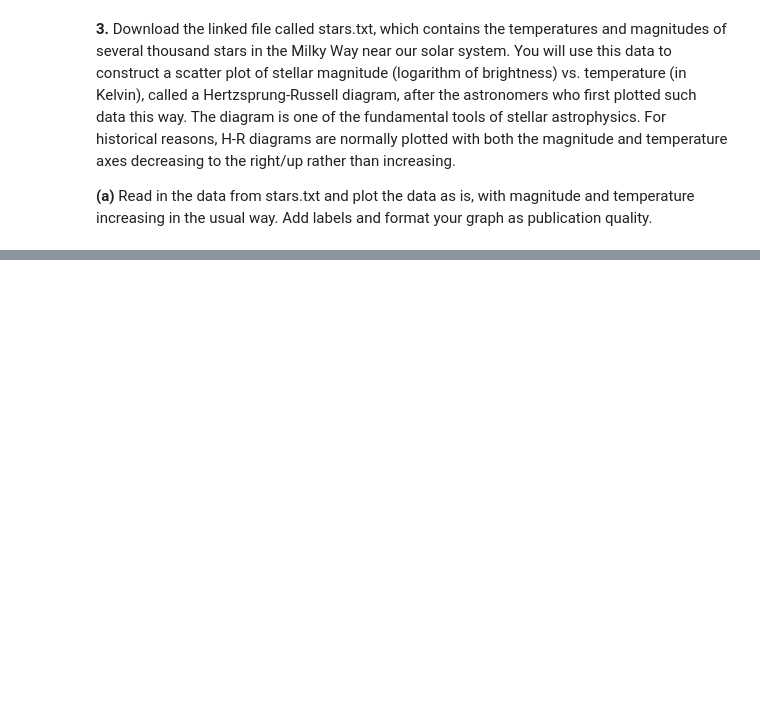
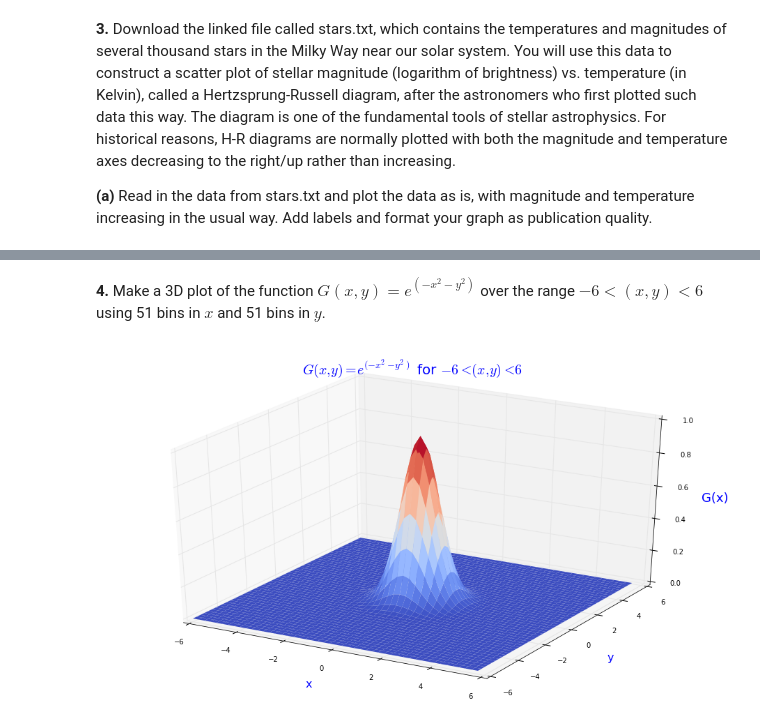
Before and after one commit to pnguye41/PHYS202-S14, a Jupyter notebook: Graphics/GraphicsExercises.ipynb, the cells around one changed output, grey strips where cells are left out. Saved outputs shown, nothing was run; the diff lists cells and outputs as text; code cells hidden in the pictures; blank space fills up the shorter version.

```diff
--- a/Graphics/GraphicsExercises.ipynb
+++ b/Graphics/GraphicsExercises.ipynb
@@ -169,0 +194,17 @@ plt.grid()
+# %% [markdown]
+**4.** Make a 3D plot of the function $G(x,y)=e^{(−x^2−y^2)}$ over the range $-6 <(x,y)< 6$ using 51 bins in $x$ and 51 bins in $y$.
+# %%
+x = y = np.arange(-6,6,0.25)
+x, y = np.meshgrid(x,y)
+G = e ** (-(x ** 2) - (y ** 2))
+
+fig = plt.figure(figsize=(16, 9), dpi=80)
+ax = fig.gca(projection='3d')
+p = ax.plot_surface(x, y, G, rstride=1, cstride=1, linewidth=0,cmap=cm.coolwarm)
+ax.set_xlabel('x', fontsize=16, color='b')
+ax.set_ylabel('y', fontsize=16, color='b')
+ax.set_zlabel('G(x)', fontsize=18, color='b')
+ax.set_title('$G(x,y)=e^{(-x^2-y^2)}$ for $-6<(x,y)<6$', fontsize=20, color='b')
+plt.show()
+# %% [output]
+[figure, added]
```
Also changed, not shown: parts of 10 cells of this notebook, 4 other files.
